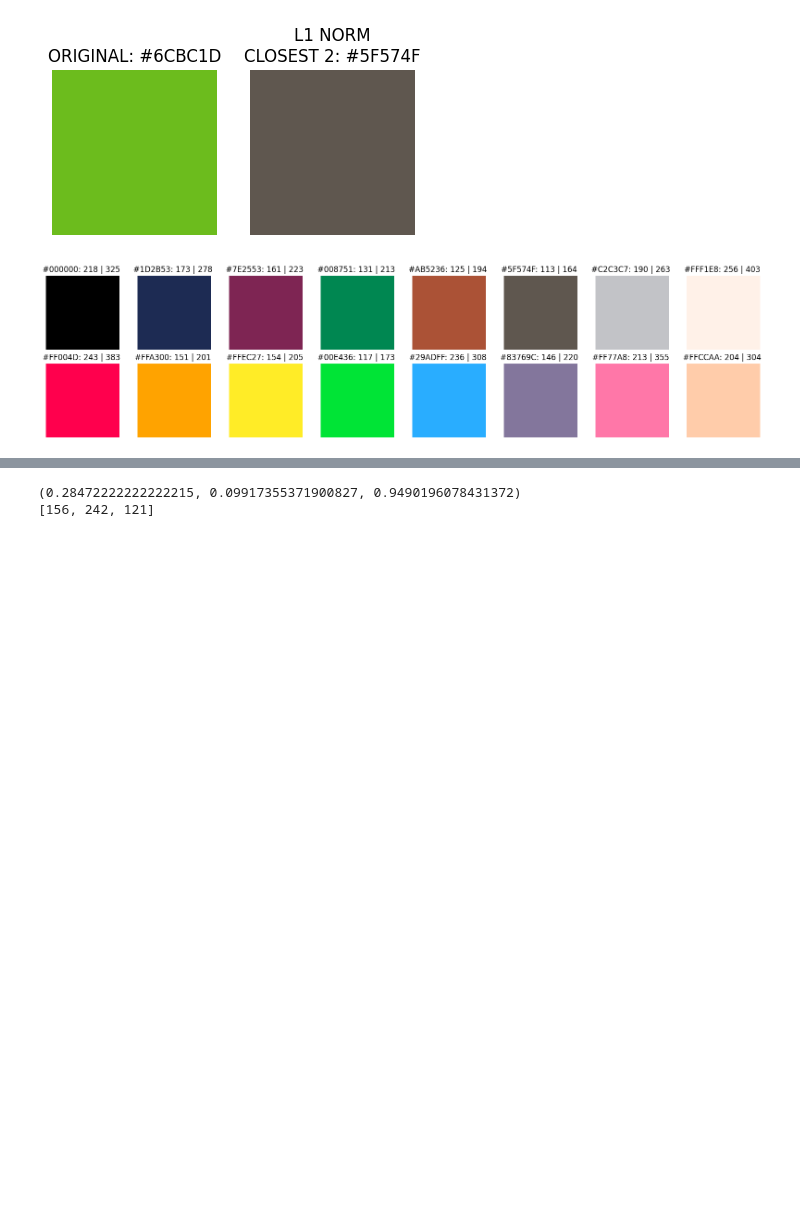
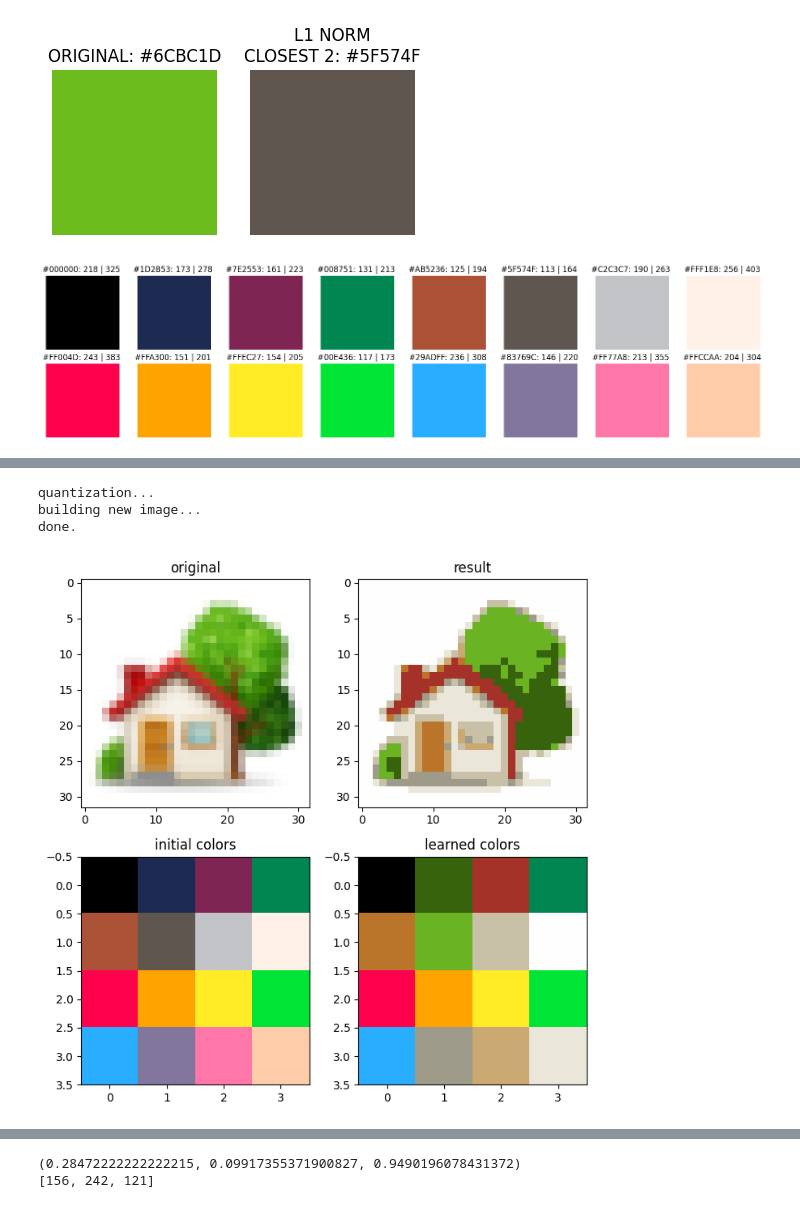
Before and after one commit to MasterMilkX/BMO_chatbot_prototype, a Jupyter notebook: Experimental_Notebooks/sprite_scraper.ipynb, the cells around one changed output, grey strips where cells are left out. Cells and saved outputs as stored; diff of their text form; code cells hidden in the pictures; blank space fills up the shorter version.

```diff
--- a/Experimental_Notebooks/sprite_scraper.ipynb
+++ b/Experimental_Notebooks/sprite_scraper.ipynb
@@ -489,0 +534,33 @@ showMultiIcons(p_grid,textArr=[f"{PICO_PALETTE[i]}: {int(p_d[i])} | {int(p_d2[i]
+# %%
+print('quantization...')
+qnt = som.quantization(ic_dec)  # quantize each pixels of the image
+print('building new image...')
+clustered = np.zeros(ic.shape)
+for i, q in enumerate(qnt):  # place the quantized values into a new image
+    clustered[np.unravel_index(i, shape=(ic.shape[0], ic.shape[1]))] = q
+print('done.')
+
+# show the result
+plt.figure(figsize=(7, 7))
+plt.figure(1)
+plt.subplot(221)
+plt.title('original')
+plt.imshow(ic)
+plt.subplot(222)
+plt.title('result')
+plt.imshow(clustered)
+
+plt.subplot(223)
+plt.title('initial colors')
+plt.imshow(starting_weights, interpolation='none')
+plt.subplot(224)
+plt.title('learned colors')
+plt.imshow(som.get_weights(), interpolation='none')
+
+plt.tight_layout()
+plt.show()
+# %% [output]
+quantization...
+building new image...
+done.
+[figure, added]
```
Also changed, not shown: parts of 11 cells of this notebook, 1 other file.
